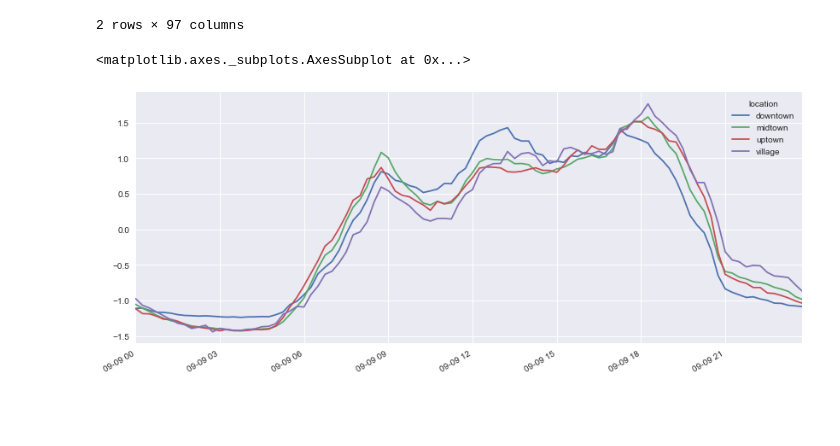
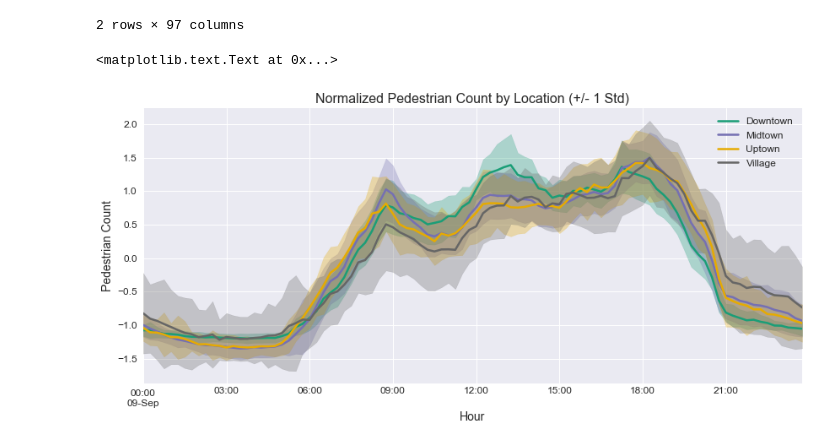
Before and after one commit to basyavasya-honmono/hadive, a Jupyter notebook: notebooks/1.6-JV-NeighborhoodTimeSeries.ipynb, the cells around one changed output. Cells and saved outputs as stored; diff of their text form; code cells hidden in the pictures; blank space fills up the shorter version.

Commit message:
Add std to plot.

```diff
--- a/notebooks/1.6-JV-NeighborhoodTimeSeries.ipynb
+++ b/notebooks/1.6-JV-NeighborhoodTimeSeries.ipynb
@@ -44,10 +46,27 @@ cam_ts.head(2)
 | 172 | village | -0.919192 | -1.062203 | -1.073249 | -1.101855 | ... |
 | 421 | midtown | -1.002025 | -1.044281 | -1.156339 | -1.206727 | ... |
 2 rows × 97 columns
-# %%
-loc_ts = cam_ts.groupby("location").mean().T
-loc_ts = (loc_ts - loc_ts.mean()) / loc_ts.std()
-loc_ts.plot(figsize=(14, 6))
-# %% [output]
-<matplotlib.axes._subplots.AxesSubplot at 0x...>
-[figure, removed]
+# %%
+ts_std = cam_ts.groupby("location").std().T
+ts_mean = cam_ts.groupby("location").mean().T
+
+fig, ax = plt.subplots(nrows=1, ncols=1, figsize=(14, 6))
+color = iter(cm.Dark2(np.linspace(0, 1, len(ts_mean.columns))))
+
+for col in ts_mean:
+    c = next(color)
+    ts_mean[col].plot(ax=ax, c=c, lw=2.5, label=col.title())
+    ax.fill_between(ts_mean.index,
+                    ts_mean[col] + ts_std[col],
+                    ts_mean[col] - ts_std[col],
+                    alpha=0.3, color=c)
+
+ax.tick_params(axis="both", which="both", labelsize=12)
+ax.set_xlabel("Hour", fontsize=14)
+ax.set_ylabel("Pedestrian Count", fontsize=14)
+ax.grid(True, which="both")
+ax.legend(fontsize=12)
+ax.set_title("Normalized Pedestrian Count by Location (+/- 1 Std)", fontsize=16)
+# %% [output]
+<matplotlib.text.Text at 0x...>
+[figure, added]
```
Also changed, not shown: parts of 1 cell of this notebook.
